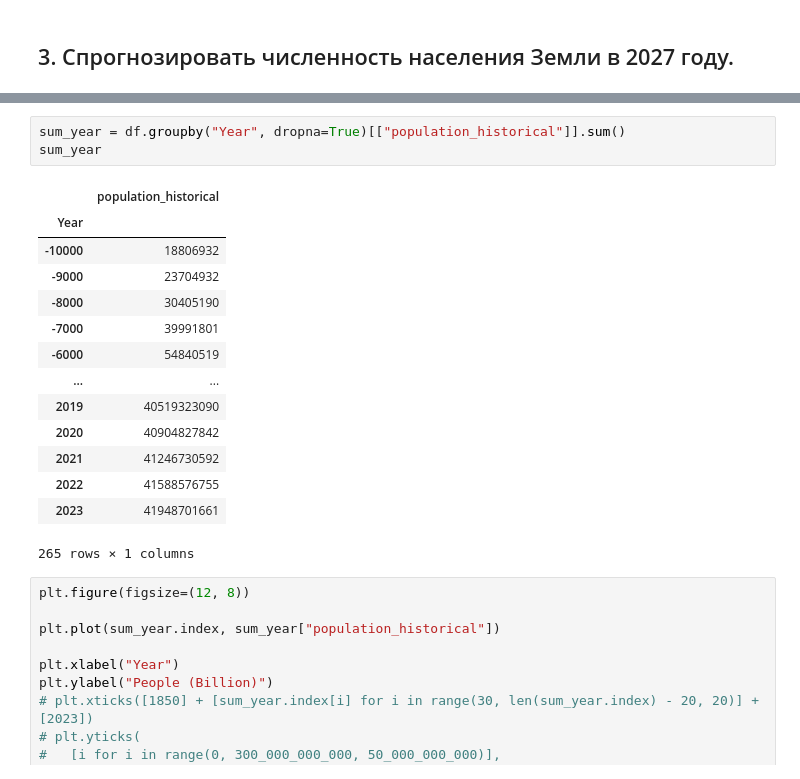
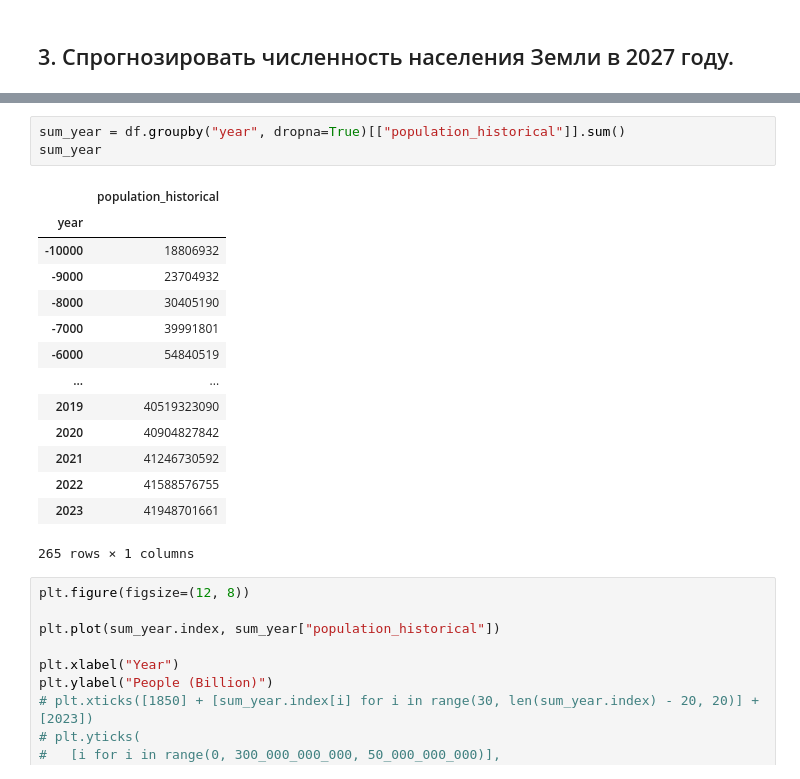
Before and after one commit to egorbeckish/Masters-program, a Jupyter notebook: 1. First Course/Semester 1/Регрессоры/3. Ноябрь/20.11.2025/ДЗ/main.ipynb, the cells around one changed output, grey strips where cells are left out. Cells and saved outputs as stored; diff of their text form.

```diff
--- a/1. First Course/Semester 1/Регрессоры/3. Ноябрь/20.11.2025/ДЗ/main.ipynb
+++ b/1. First Course/Semester 1/Регрессоры/3. Ноябрь/20.11.2025/ДЗ/main.ipynb
@@ -360,11 +360,11 @@ df
 | 58823 | Zimbabwe | ZWE | 2023 | 16340829 |
 58824 rows × 4 columns
 # %%
-sum_year = df.groupby("Year", dropna=True)[["population_historical"]].sum()
+sum_year = df.groupby("year", dropna=True)[["population_historical"]].sum()
 sum_year
 # %% [output]
 |  | population_historical |
-| Year |  |
+| year |  |
 | -10000 | 18806932 |
 | -9000 | 23704932 |
 | -8000 | 30405190 |
```
Also changed, not shown: parts of 10 cells of this notebook.
